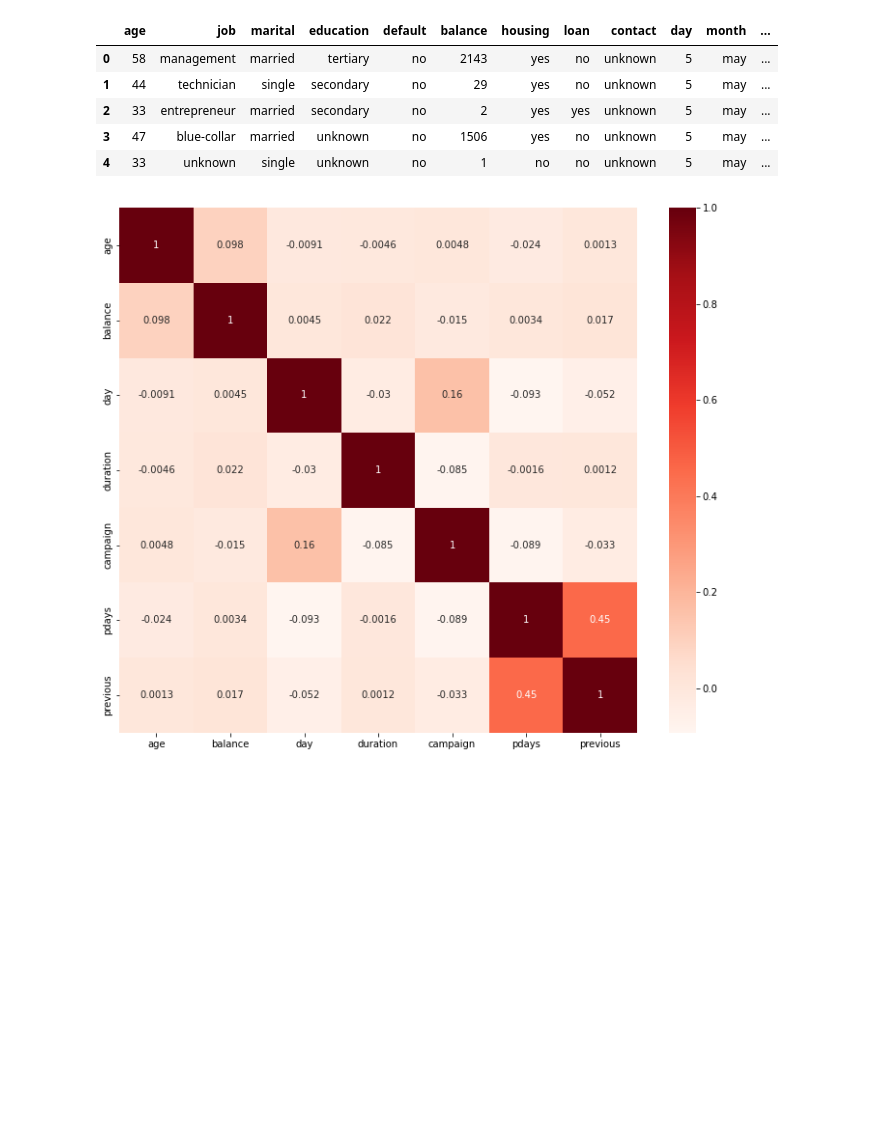
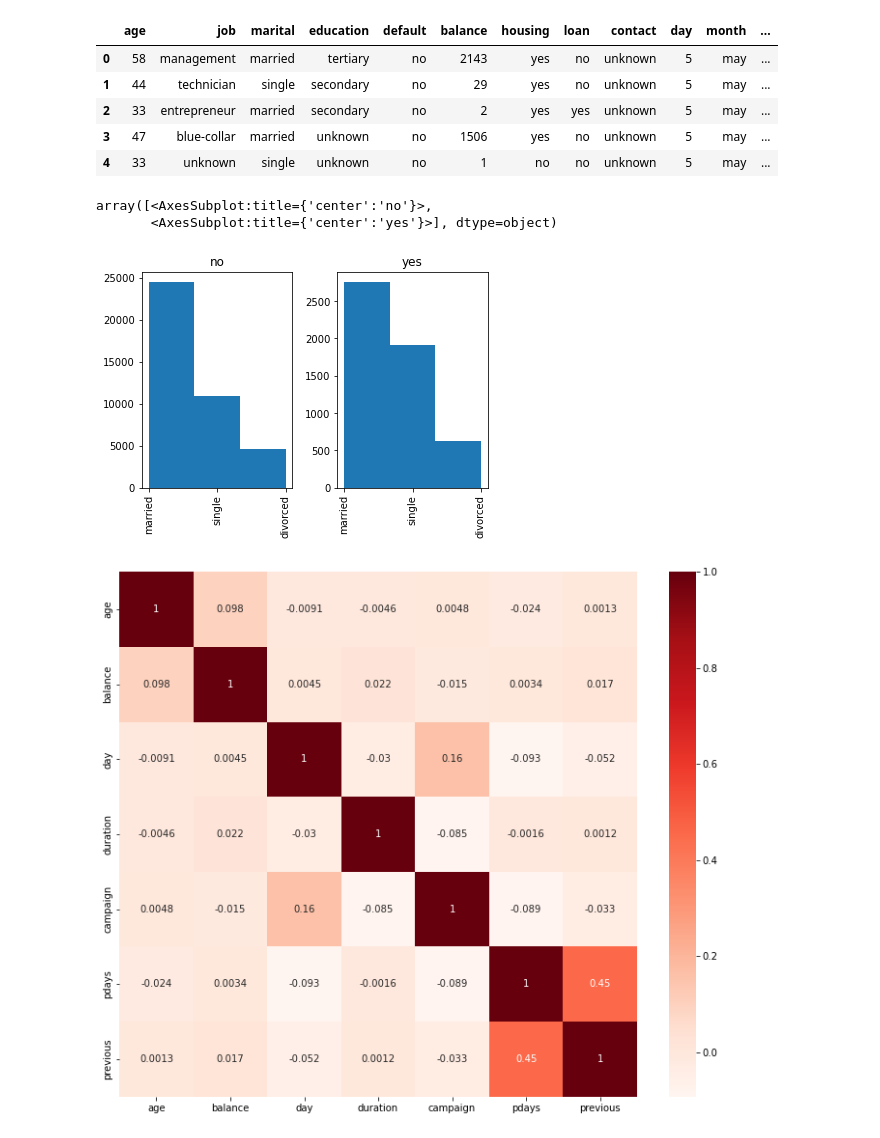
Before and after one commit to AthimetA/FRA503_HW_ML, a Jupyter notebook: HW1-ML.ipynb, the cells around one changed output. Cells and saved outputs as stored; diff of their text form; code cells hidden in the pictures; blank space fills up the shorter version.

```diff
--- a/HW1-ML.ipynb
+++ b/HW1-ML.ipynb
@@ -46,6 +46,12 @@ df.head()
 | 2 | 33 | entrepreneur | married | secondary | no | 2 | yes | yes | unknown | 5 | may | ... |
 | 3 | 47 | blue-collar | married | unknown | no | 1506 | yes | no | unknown | 5 | may | ... |
 | 4 | 33 | unknown | single | unknown | no | 1 | no | no | unknown | 5 | may | ... |
+# %%
+df.hist(column="marital", by="y", bins=3)
+# %% [output]
+array([<AxesSubplot:title={'center':'no'}>,
+       <AxesSubplot:title={'center':'yes'}>], dtype=object)
+[figure, added]
 # %%
 checkCorrFF(df)
 # %% [output]
```
Also changed, not shown: parts of 2 cells of this notebook.
